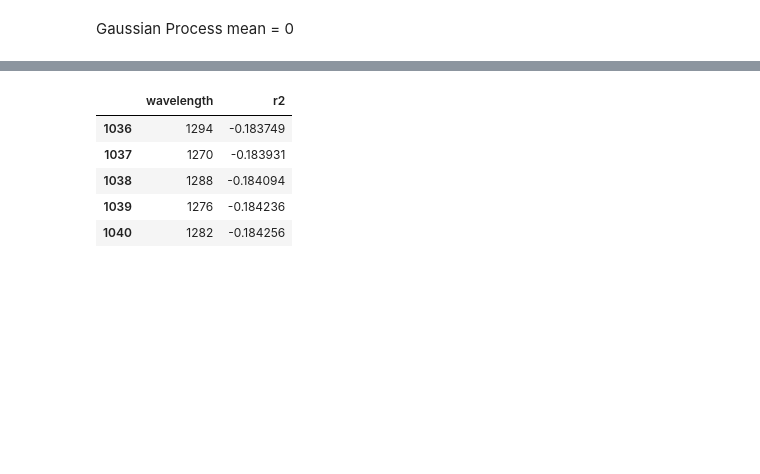
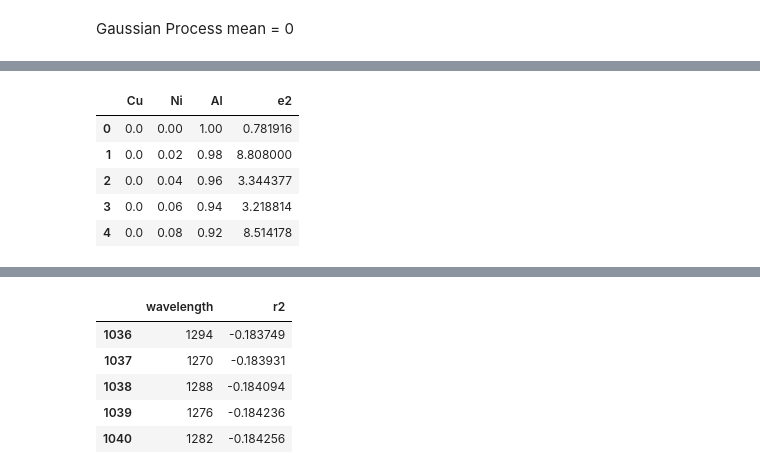
Before and after one commit to linarojas0824/Hybrid-Experimental-Data-Driven-Workflow, a Jupyter notebook: scripts/Notebooks/02_Model Training GP.ipynb, the cells around one changed output, grey strips where cells are left out. Saved outputs shown, nothing was run; the diff lists cells and outputs as text; code cells hidden in the pictures; blank space fills up the shorter version.

```diff
--- a/scripts/Notebooks/02_Model Training GP.ipynb
+++ b/scripts/Notebooks/02_Model Training GP.ipynb
@@ -456,0 +474,9 @@ You might also want to scale the data as shown in:
+# %%
+x_space_pred.head(5)
+# %% [output]
+|  | Cu | Ni | Al | e2 |
+| 0 | 0.0 | 0.00 | 1.00 | 0.781916 |
+| 1 | 0.0 | 0.02 | 0.98 | 8.808000 |
+| 2 | 0.0 | 0.04 | 0.96 | 3.344377 |
+| 3 | 0.0 | 0.06 | 0.94 | 3.218814 |
+| 4 | 0.0 | 0.08 | 0.92 | 8.514178 |
```
Also changed, not shown: parts of 12 cells of this notebook, 10 other files.
